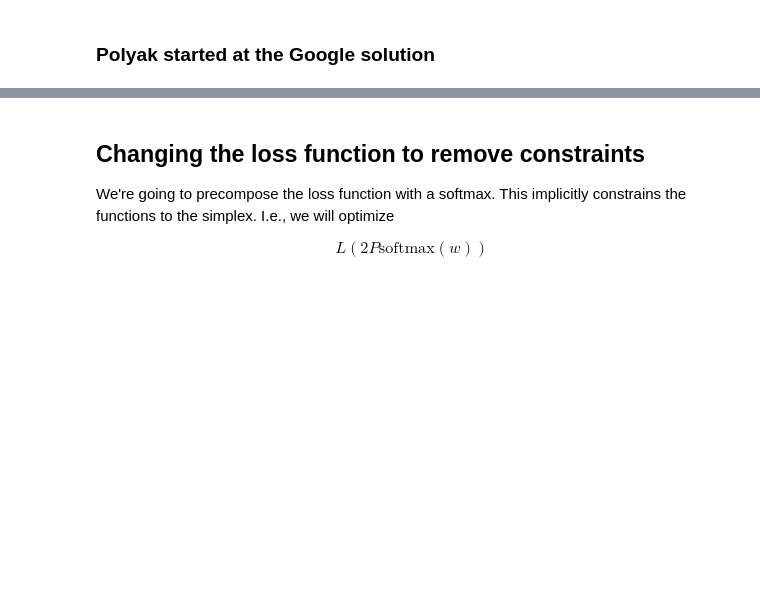
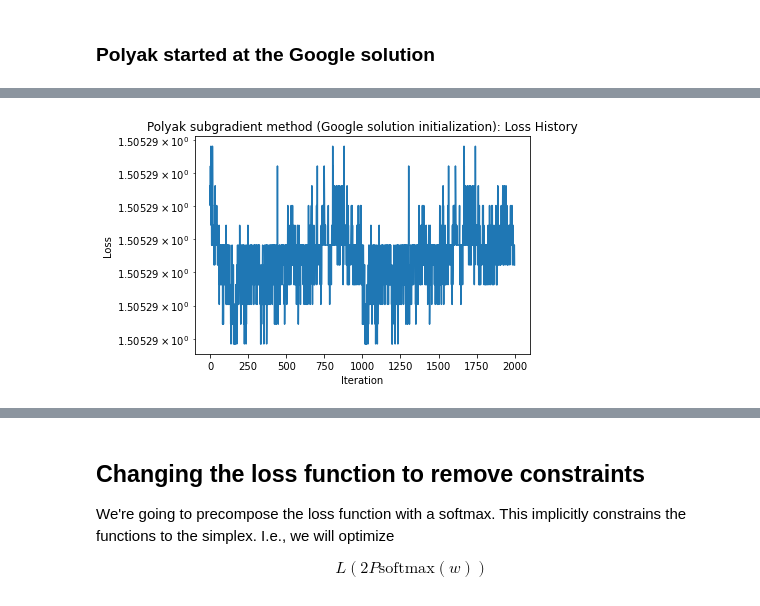
Before and after one commit to damek/alpha_evolve_problem_B1, a Jupyter notebook: problemb1.ipynb, the cells around one changed output, grey strips where cells are left out. Drawn from its saved outputs; the diff is of its cells as text; code cells hidden in the pictures; blank space fills up the shorter version.

```diff
--- a/problemb1.ipynb
+++ b/problemb1.ipynb
@@ -162,27 +174,23 @@ h_params_polyak_google.data = projection(h_params_polyak_google.data)
 loss_fn = constrained_loss(P_val)
 
 # Setting up history
-if 'loss_history_polyak_google' not in locals():
-    loss_history_polyak_google = []
-if 'grad_norm_history_polyak_google' not in locals():
-    grad_norm_history_polyak_google = []
-if 'min_loss_found_polyak_google' not in locals():
-    min_loss_found_polyak_google = float('inf')
-if 'best_h_params_polyak_google' not in locals():
-    best_h_params_polyak_google = h_params_polyak_google.data.clone()
-# if 'loss_history_polyak_google' not in locals():
-# Setting up parameters for Polyak
-max_iter = 10000
+if 'history_polyak_constrained_google' not in locals():
+    history_polyak_constrained_google = {}
+else:
+    h_params_polyak_google.data = history_polyak_constrained_google['best_h_params'].data.clone()
+
+max_iter = 1000
 target_loss_google = 1.505292
 print_every = 1000
 
-best_height_params_polyak_google, min_loss_found_polyak_google, loss_history_polyak_google, grad_norm_history_polyak_google = polyak_subgradient_method(h_params_polyak_google, loss_fn, max_iter, target_loss_google, print_every, loss_history_polyak_google, grad_norm_history_polyak_google, min_loss_found_polyak_google, best_h_params_polyak_google, projection)
+history_polyak_constrained_google = polyak_subgradient_method(h_params_polyak_google, loss_fn, max_iter, target_loss_google, print_every, history_polyak_constrained_google, projection)
 
-print("Best loss found (Google solution initialization):", min_loss_found_polyak_google)
+print("Best loss found (Google solution initialization):", history_polyak_constrained_google['min_loss_found'])
 
 # semilogy plot of loss history
-plt.semilogy(loss_history_polyak_google)
+plt.semilogy(history_polyak_constrained_google['loss_history'])
 plt.xlabel("Iteration")
 plt.ylabel("Loss")
 plt.title("Polyak subgradient method (Google solution initialization): Loss History")
 plt.show()
+# %% [output]
@@ -189,2 +199,3 @@ plt.show()
+[figure, added]
 # %%
 # Also plot google's solution
```
Also changed, not shown: parts of 9 cells of this notebook, 1 other file.
